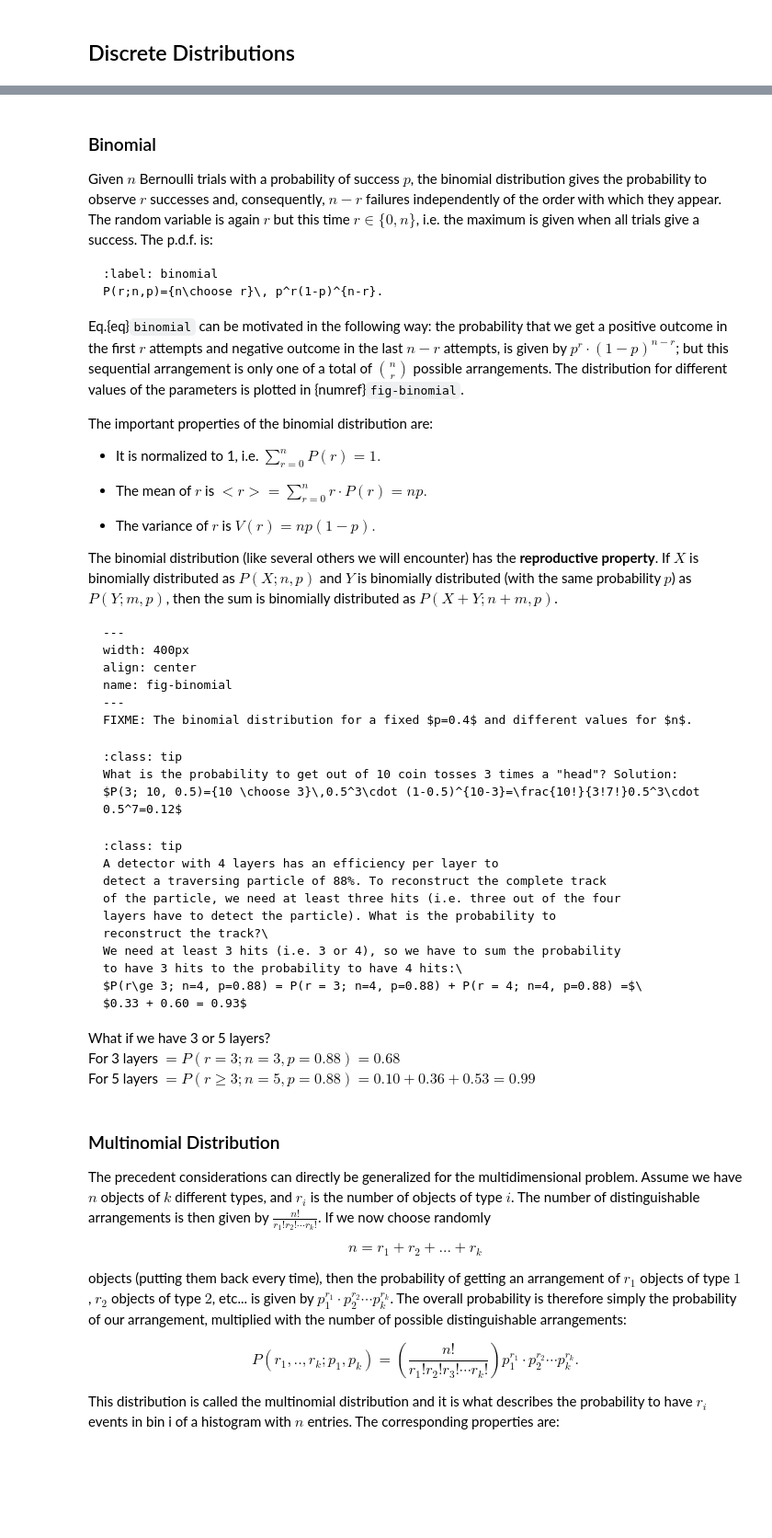
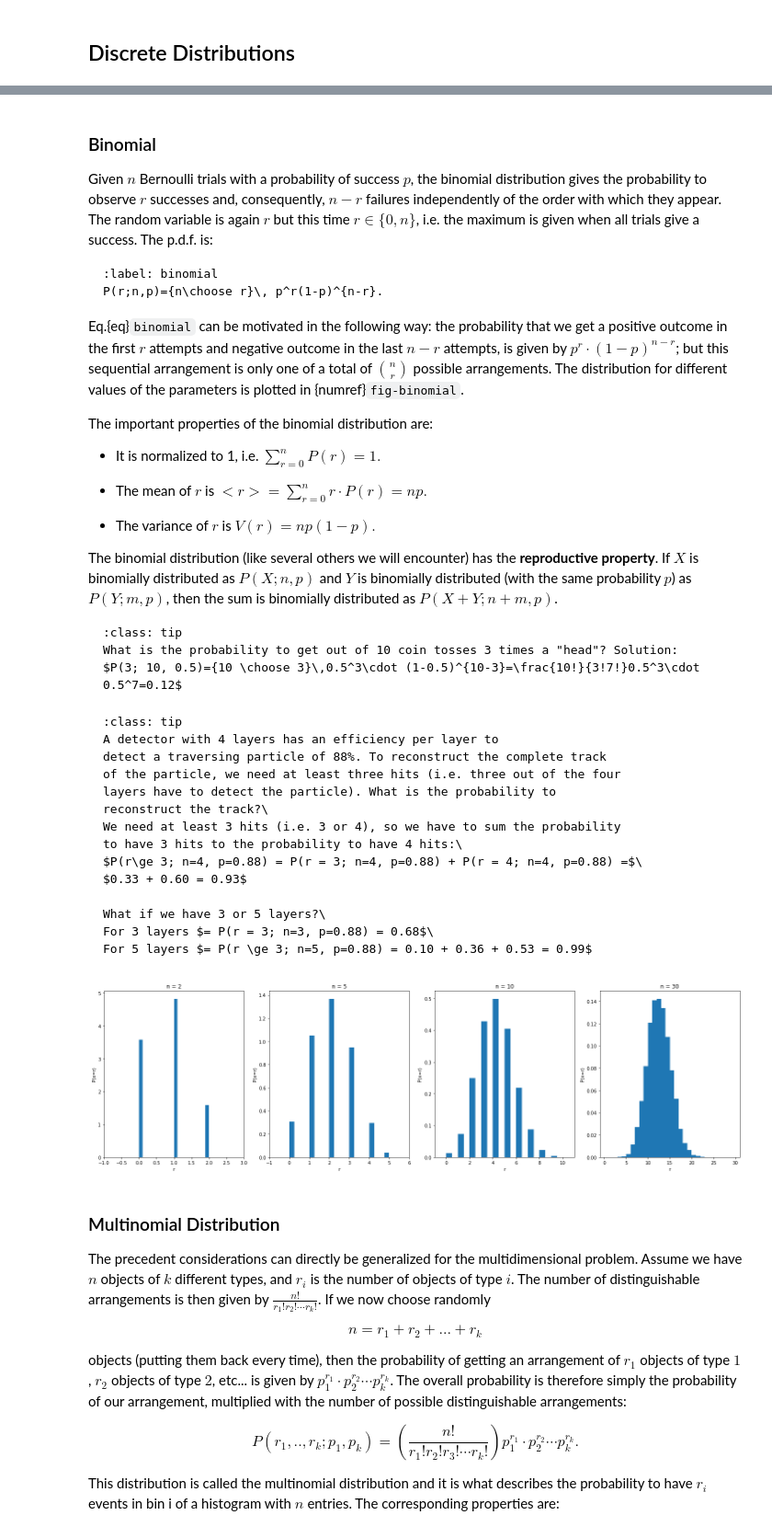
Before and after one commit to mdonega/hep-datanalysis-jb, a Jupyter notebook: probabilityDistributions.ipynb, the cells around one changed output, grey strips where cells are left out. Shown: that part at 92% size. Cells and saved outputs as stored; diff of their text form; code cells hidden in the pictures; blank space fills up the shorter version.

````diff
--- a/probabilityDistributions.ipynb
+++ b/probabilityDistributions.ipynb
@@ -212,17 +221,6 @@ $p$) as $P(Y;m,p)$, then the sum is binomially distributed as
 $P(X+Y; n+m, p)$.
 
 
-
-```{figure} ./images/ch2/BinomialDistJPG.jpg
----
-width: 400px
-align: center
-name: fig-binomial
----
-FIXME: The binomial distribution for a fixed $p=0.4$ and different values for $n$.
-```
-
-
 ```{admonition} Example:
 :class: tip
 What is the probability to get out of 10 coin tosses 3 times a "head"? Solution:
@@ -240,11 +238,29 @@ We need at least 3 hits (i.e. 3 or 4), so we have to sum the probability
 to have 3 hits to the probability to have 4 hits:\
 $P(r\ge 3; n=4, p=0.88) = P(r = 3; n=4, p=0.88) + P(r = 4; n=4, p=0.88) =$\
 $0.33 + 0.60 = 0.93$
-```
 
 What if we have 3 or 5 layers?\
 For 3 layers $= P(r = 3; n=3, p=0.88) = 0.68$\
 For 5 layers $= P(r \ge 3; n=5, p=0.88) = 0.10 + 0.36 + 0.53 = 0.99$
+```
+# %%
+# The binomial distribution for a fixed p=0.4 and different values of n
+
+p = 0.4
+n = [2, 5, 10, 30]
+repetitions = 10000
+
+fig, ax = plt.subplots(1, len(n), figsize=(20, 6))
+for i, N in enumerate(n):
+    samples = np.random.binomial(N, p, repetitions)
+    ax[i].hist(samples, bins=20, density=True);
+    ax[i].set_xlim(-1, N+1)
+    ax[i].set_title('n = {}'.format(N))
+    ax[i].set_xlabel('r')
+    ax[i].set_ylabel(r'P(x=r)')
+plt.tight_layout()
+# %% [output]
+[figure, added]
 # %% [markdown]
 ### Multinomial Distribution
 
````
Also changed, not shown: parts of 3 cells of this notebook.
